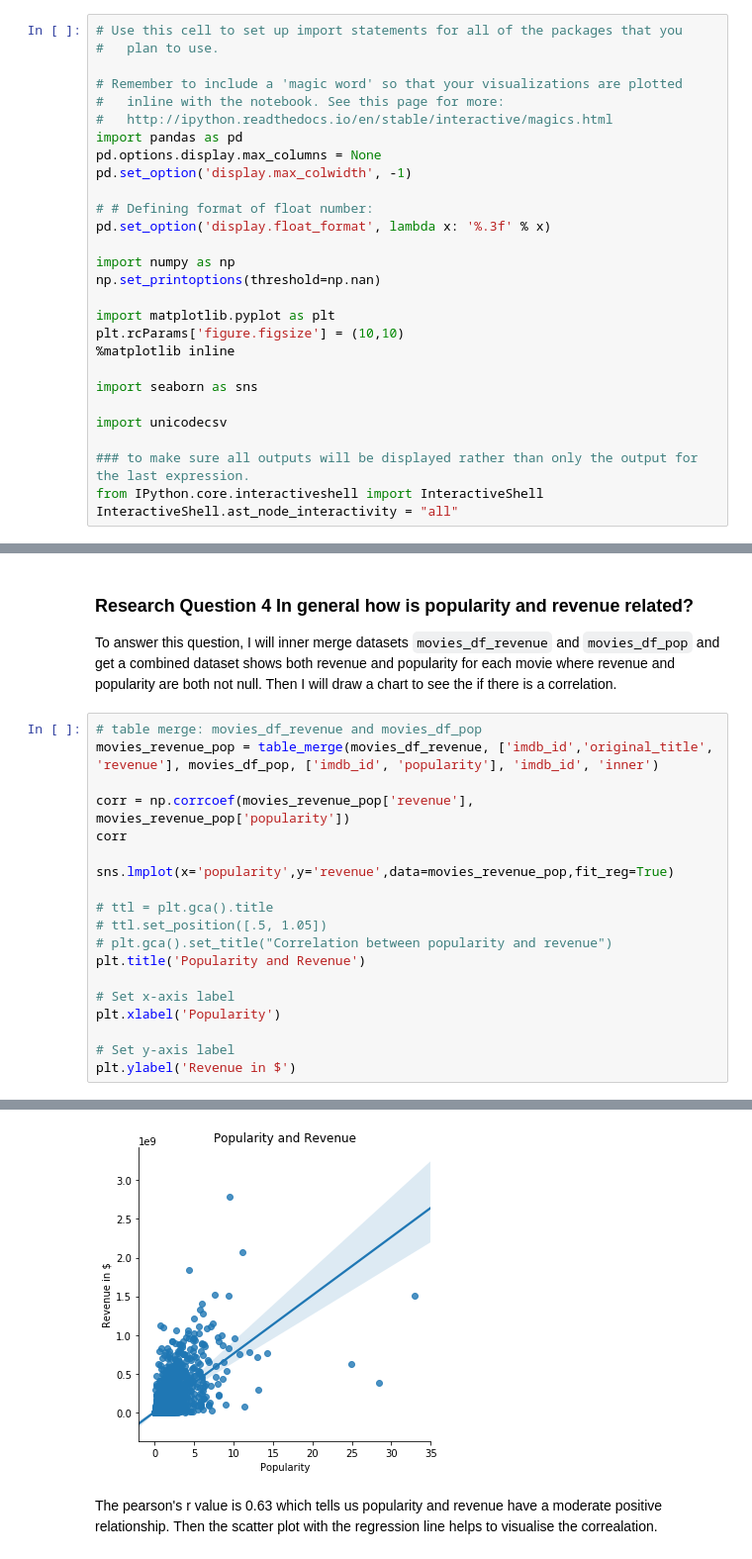
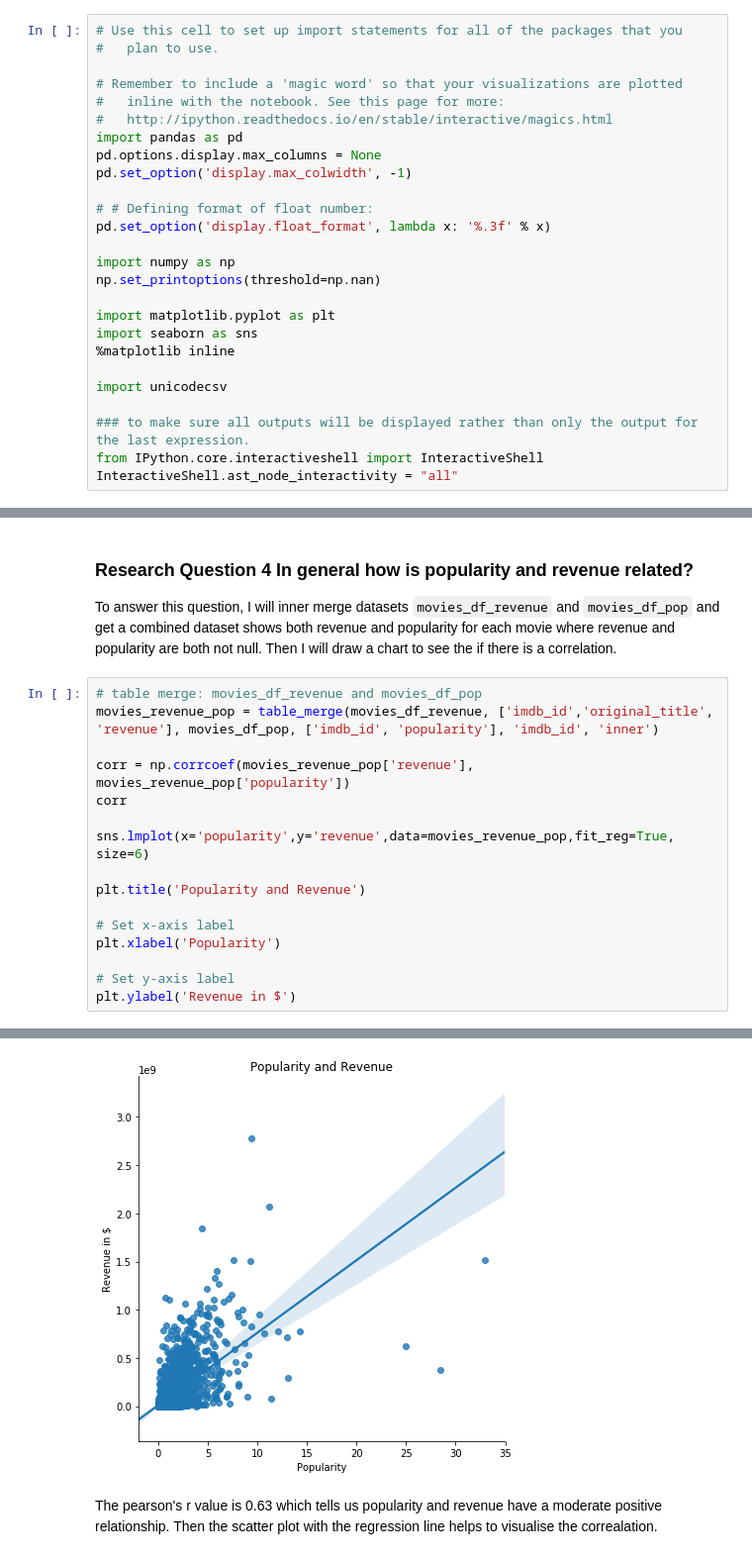
Before and after one commit to arielma/tmdb-movies-dataset-analysis, a Jupyter notebook: Ariel_Ma TMDB Movie Data Analysis.ipynb, the cells around one changed output, grey strips where cells are left out. Shown at 99% size. Saved outputs shown, nothing was run; the diff lists cells and outputs as text.

```diff
--- a/Ariel_Ma TMDB Movie Data Analysis.ipynb
+++ b/Ariel_Ma TMDB Movie Data Analysis.ipynb
@@ -59,10 +61,8 @@ import numpy as np
 np.set_printoptions(threshold=np.nan)
 
 import matplotlib.pyplot as plt
-plt.rcParams['figure.figsize'] = (10,10)
+import seaborn as sns
 %matplotlib inline
-
-import seaborn as sns
 
 import unicodecsv
 
@@ -532,29 +574,26 @@ To answer this question, I will inner merge datasets `movies_df_revenue` and `mo
 # %%
 # table merge: movies_df_revenue and movies_df_pop
 movies_revenue_pop = table_merge(movies_df_revenue, ['imdb_id','original_title', 'revenue'], movies_df_pop, ['imdb_id', 'popularity'], 'imdb_id', 'inner')
 
 corr = np.corrcoef(movies_revenue_pop['revenue'], movies_revenue_pop['popularity'])
 corr
 
-sns.lmplot(x='popularity',y='revenue',data=movies_revenue_pop,fit_reg=True)
+sns.lmplot(x='popularity',y='revenue',data=movies_revenue_pop,fit_reg=True, size=6)
 
-# ttl = plt.gca().title
-# ttl.set_position([.5, 1.05])
-# plt.gca().set_title("Correlation between popularity and revenue")
 plt.title('Popularity and Revenue')
 
 # Set x-axis label
 plt.xlabel('Popularity')
 
 # Set y-axis label
 plt.ylabel('Revenue in $')
 # %% [output]
 array([[ 1.        ,  0.62930486],
        [ 0.62930486,  1.        ]])
 <seaborn.axisgrid.FacetGrid at 0x...>
 <matplotlib.text.Text at 0x...>
 <matplotlib.text.Text at 0x...>
 <matplotlib.text.Text at 0x...>
-[figure, old version]
+[figure, new version]
 # %% [markdown]
 The pearson's r value is 0.63 which tells us popularity and revenue have a moderate positive relationship. Then the scatter plot with the regression line helps to visualise the correalation.
```
Also changed, not shown: parts of 17 cells of this notebook.
